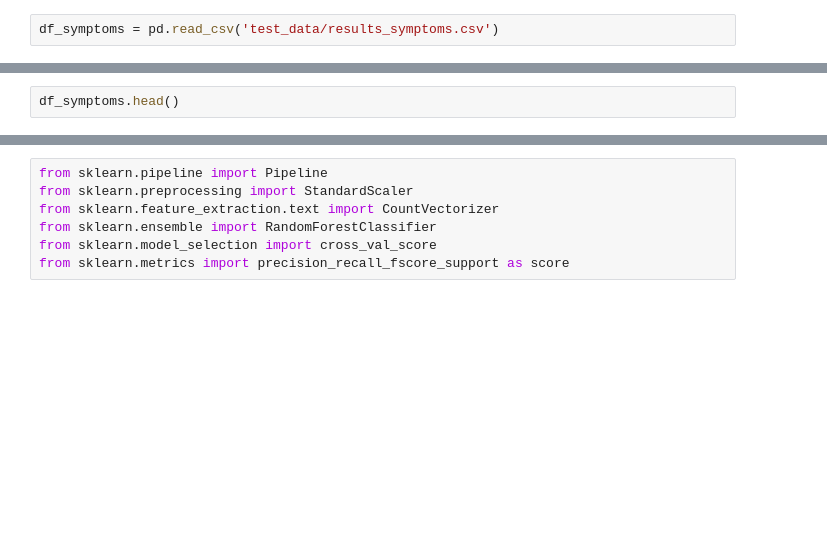
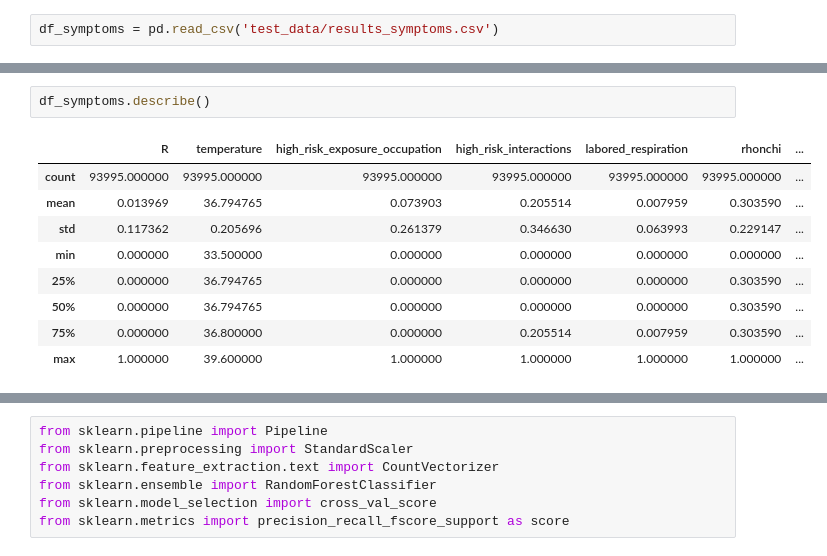
Before and after one commit to geoffswc/Covid-Test-Predictions, a Jupyter notebook: rf-estimates.ipynb, the cells around one changed output, grey strips where cells are left out. Saved outputs shown, nothing was run; the diff lists cells and outputs as text; blank space fills up the shorter version.

```diff
--- a/rf-estimates.ipynb
+++ b/rf-estimates.ipynb
@@ -13,4 +21,14 @@ df_symptoms.columns
 # %%
-df_symptoms.head()
+df_symptoms.describe()
+# %% [output]
+|  | R | temperature | high_risk_exposure_occupation | high_risk_interactions | labored_respiration | rhonchi | ... |
+| count | 93995.000000 | 93995.000000 | 93995.000000 | 93995.000000 | 93995.000000 | 93995.000000 | ... |
+| mean | 0.013969 | 36.794765 | 0.073903 | 0.205514 | 0.007959 | 0.303590 | ... |
+| std | 0.117362 | 0.205696 | 0.261379 | 0.346630 | 0.063993 | 0.229147 | ... |
+| min | 0.000000 | 33.500000 | 0.000000 | 0.000000 | 0.000000 | 0.000000 | ... |
+| 25% | 0.000000 | 36.794765 | 0.000000 | 0.000000 | 0.000000 | 0.303590 | ... |
+| 50% | 0.000000 | 36.794765 | 0.000000 | 0.000000 | 0.000000 | 0.303590 | ... |
+| 75% | 0.000000 | 36.800000 | 0.000000 | 0.205514 | 0.007959 | 0.303590 | ... |
+| max | 1.000000 | 39.600000 | 1.000000 | 1.000000 | 1.000000 | 1.000000 | ... |
 # %%
 df_symptoms.describe()
```
Also changed, not shown: parts of 21 cells of this notebook.
